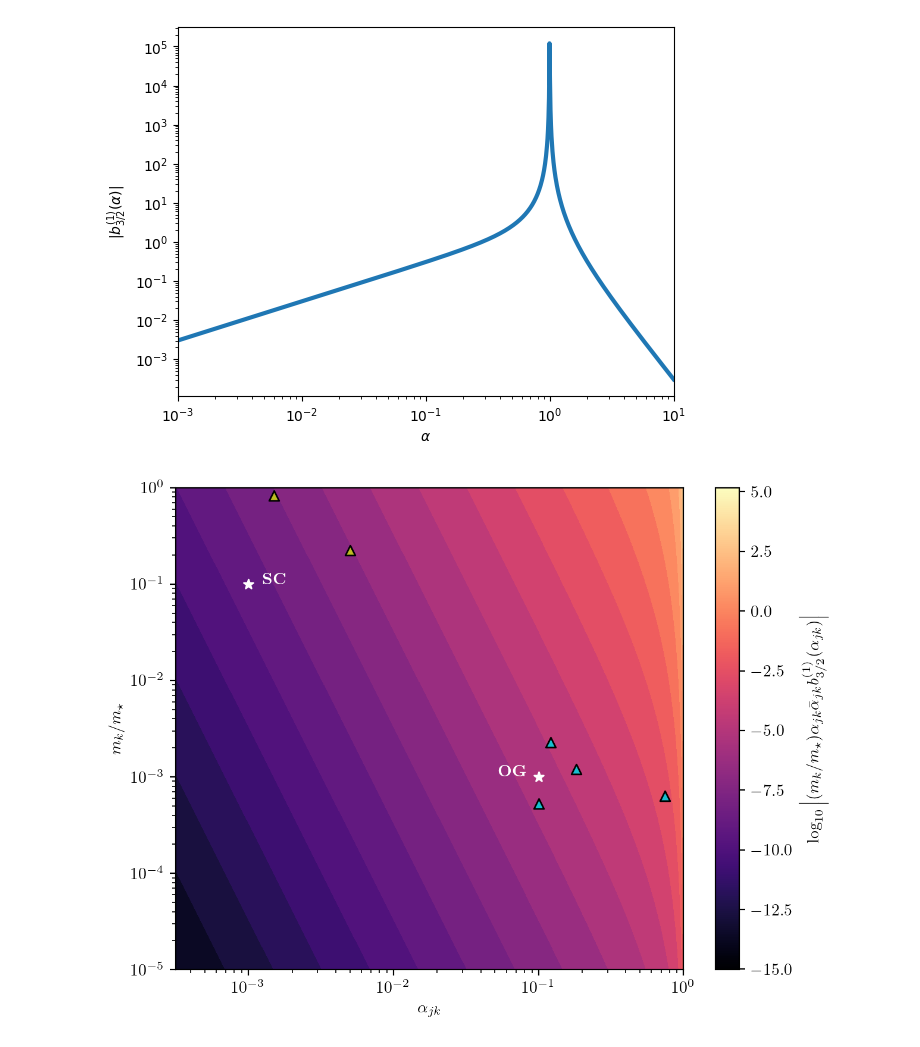
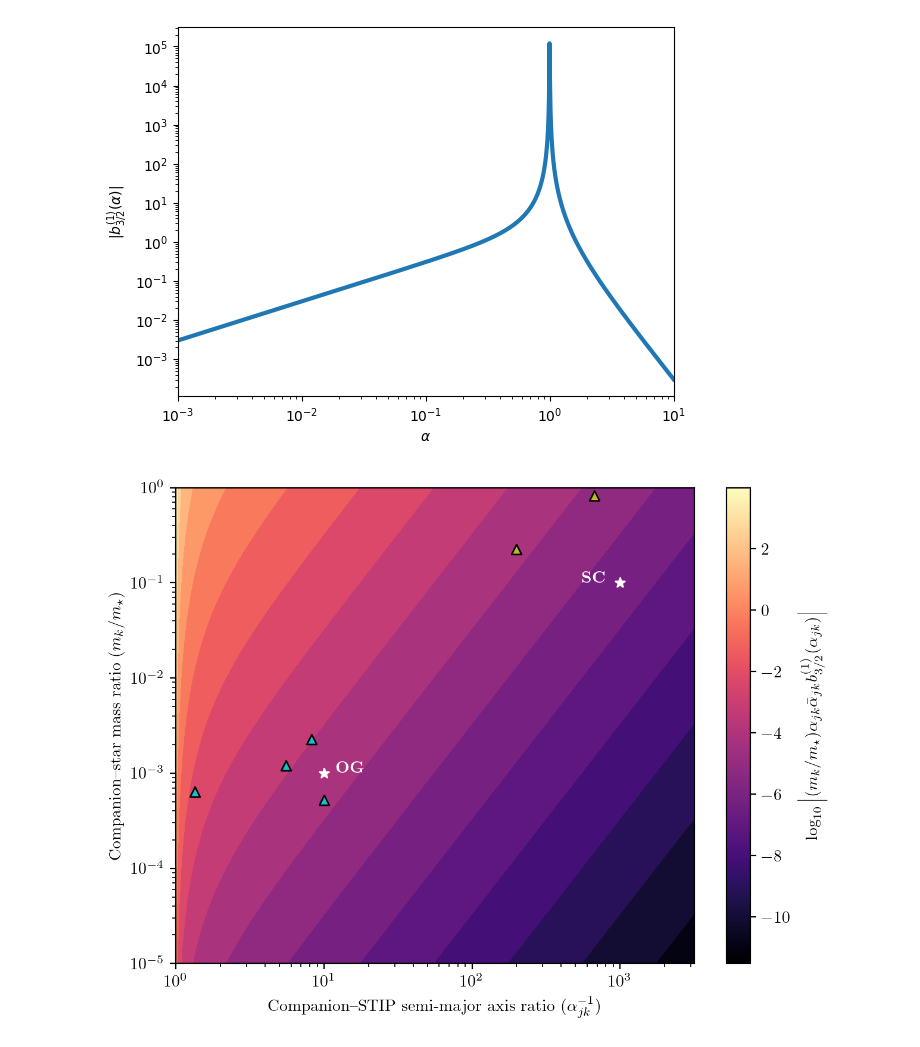
Before and after one commit to jrlivesey/SecularGapComplexity, a Jupyter notebook: simulation-pairs.ipynb, the cells around one changed output. Saved outputs shown, nothing was run; the diff lists cells and outputs as text; code cells hidden in the pictures.

```diff
--- a/simulation-pairs.ipynb
+++ b/simulation-pairs.ipynb
@@ -109,50 +192,48 @@ system_list = [
     {'name': 'Kepler-444', 'm_star': 0.73, 'm_og': 2.0e+5, 'alpha': 52.2 / 0.078},
 ]
 # %%
-from matplotlib import cm, colors, ticker
-cmap = cm.magma
-plt.rcParams['text.usetex'] = True
-plt.rcParams['font.family'] = 'cmu-serif'
-
 mm = np.logspace(-5.0, 0.0, 1000)
-aa = np.logspace(-3.5, 0.1, 1000)
+# aa = np.logspace(-3.5, 0.1, 1000) # "alpha"
+aa = np.logspace(-0.0, 3.5, 1000) # "inverse alpha"
 
 _a, _m = np.meshgrid(aa, mm)
 prod = the_function(_m, _a)
 
 fig, ax = plt.subplots(1, 1, dpi=200)
 ax.contourf(_a, _m, prod, locator=ticker.LogLocator(numticks=100), cmap=cmap)
 cb = plt.colorbar(cm.ScalarMappable(
         norm=colors.Normalize(
             vmin=np.log10(np.nanmin(prod)),
             vmax=np.log10(np.nanmax(prod[prod != np.inf])),
         ),
         cmap=cmap,
     ),
     ax=ax,
 )
-ax.set_xlim(right=1.0)
+# ax.set_xlim(right=1.0)
 ax.set_xscale('log')
 ax.set_yscale('log')
-ax.set_xlabel(r'$\alpha_{jk}$')
-ax.set_ylabel(r'$m_k / m_\star$')
+ax.set_xlabel(r'Companion--STIP semi-major axis ratio $(\alpha_{jk}^{-1})$')
+ax.set_ylabel(r'Companion--star mass ratio $(m_k / m_\star)$')
 cb.set_label(r'$\log_{10} \left | (m_k / m_\star) \alpha_{jk} \bar{\alpha}_{jk} b^{(1)}_{3/2}(\alpha_{jk}) \right |$')
 
-ax.scatter(0.1, 0.001, c='w', marker='*')
-ax.text(0.053, 0.001, r'\bf{OG}', c='w')
+ax.scatter(10., 0.001, c='w', marker='*')
+ax.text(12., 0.001, r'\bf{OG}', c='w')
 
-ax.scatter(0.001, 0.1, c='w', marker='*')
-ax.text(0.00125, 0.1, r'\bf{SC}', c='w')
+ax.scatter(1000., 0.1, c='w', marker='*')
+ax.text(550., 0.1, r'\bf{SC}', c='w')
 
 for system in system_list:
     rel_mass = system['m_og'] / system['m_star'] * const.M_earth / const.M_sun
-    alpha = 1.0 / system['alpha']
+    alpha = 1.0 / system['alpha'] # "alpha"
+    alpha = system['alpha'] # "inverse alpha"
     color = 'tab:cyan'
     if rel_mass > 1.0e-2:
         color = 'tab:olive'
     ax.scatter(alpha, rel_mass, c=color, marker='^', edgecolors='k')
 
 fig.tight_layout()
-# fig.savefig('secular-matrix-scaling.pdf');
+# fig.savefig('secular-matrix-scaling.pdf')
+# fig.savefig('secular-matrix-scaling.png');
 # %% [output]
-[figure, old version]
+[figure, new version]
```
Also changed, not shown: parts of 19 cells of this notebook, 1 other file.
